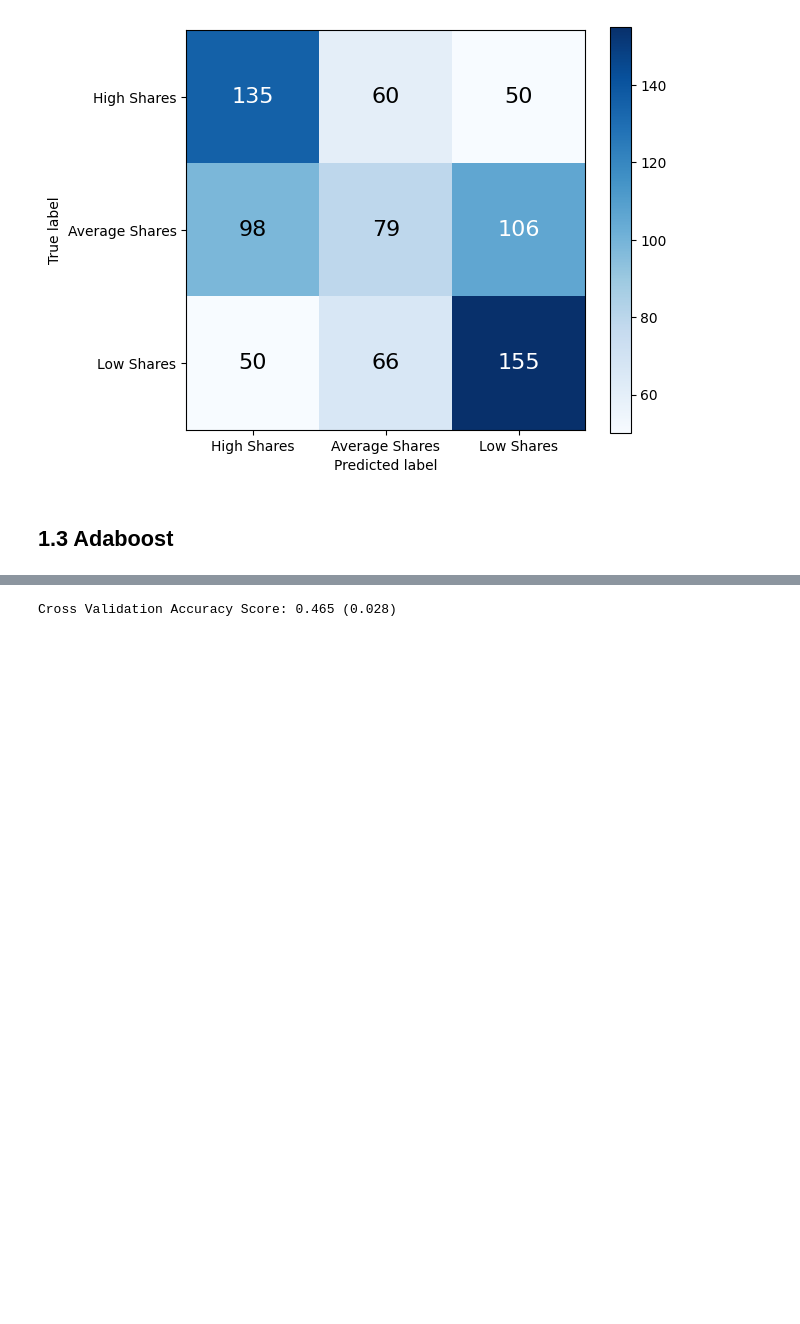
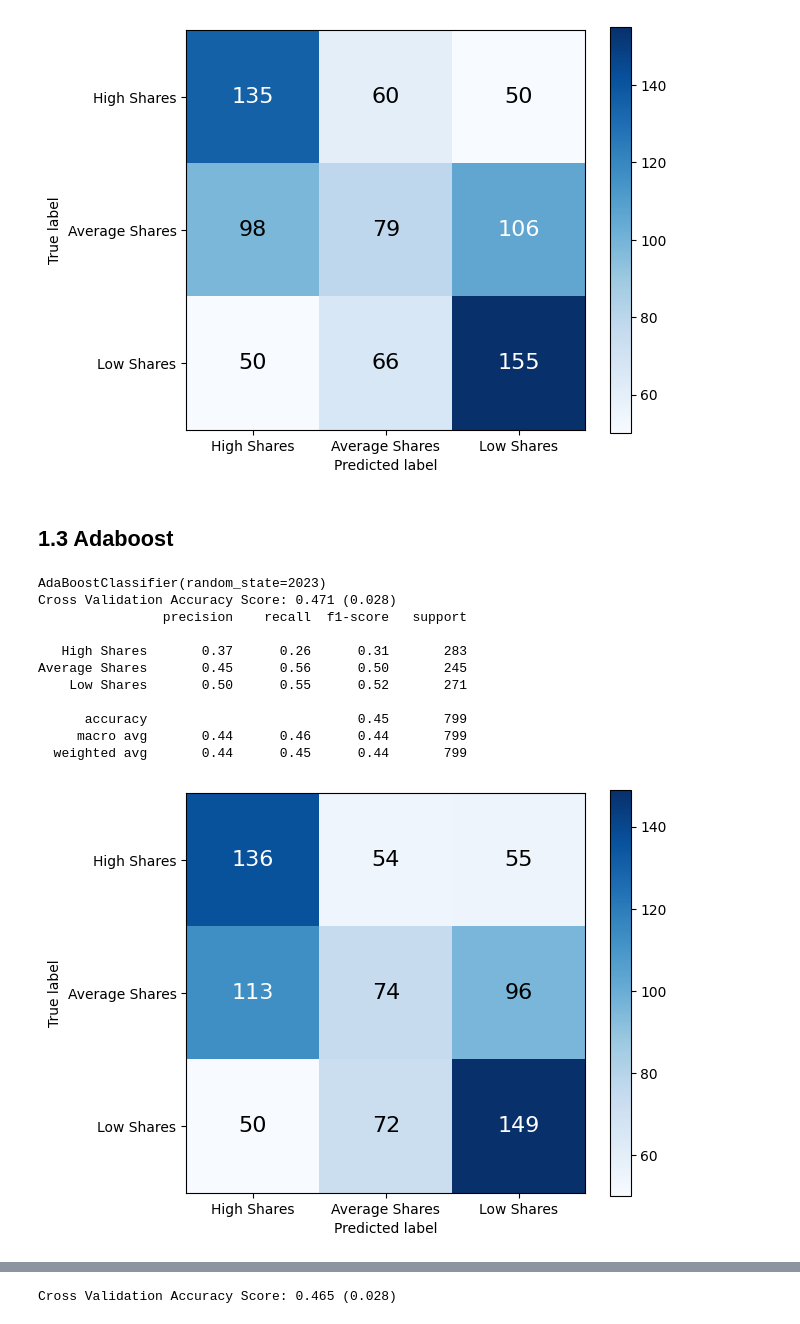
Before and after one commit to ChuanPoYan/IS4242-Project, a Jupyter notebook: The Smart Local Modelling.ipynb, the cells around one changed output, grey strips where cells are left out. Saved outputs shown, nothing was run; the diff lists cells and outputs as text; code cells hidden in the pictures; blank space fills up the shorter version.

```diff
--- a/The Smart Local Modelling.ipynb
+++ b/The Smart Local Modelling.ipynb
@@ -243,31 +257,26 @@ Average Shares       0.48      0.55      0.51       245
 # %% [markdown]
 ## 1.3 Adaboost
-# %%
-def evaluate_model(y_true, y_pred):
-    """Prints a classification report and plots a confusion matrix."""
-    labels = ['High Shares', 'Average Shares', 'Low Shares']
-
-    print(classification_report(y_true=y_true,
-                                y_pred=y_pred,
-                                target_names=labels))
-
-    cm = confusion_matrix(y_true=y_true,
-                          y_pred=y_pred,
-                          labels=labels)
-
-    plt.imshow(cm, cmap=plt.cm.Blues)
-    threshold = cm.min() + ((cm.max() - cm.min()) / 2)
-
-    for i in range(cm.shape[0]):
-        for j in range(cm.shape[1]):
-            plt.text(x=j, y=i, s=cm[i,j],
-                      color='w' if cm[i,j] > threshold else 'black',
-                      fontsize=16, ha='center', va='center')
-
-    tick_marks = np.arange(len(labels))
-    plt.xticks(tick_marks, labels)
-    plt.yticks(tick_marks, labels)
-    plt.ylabel('True label')
-    plt.xlabel('Predicted label')
-    plt.colorbar()
-    plt.tight_layout()
+# %%
+ada_base_model = AdaBoostClassifier(
+    random_state=rand_state
+)
+print(ada_base_model)
+
+get_mean_cvs(ada_base_model, X_train, y_train.to_numpy().ravel())
+
+ada_base_model.fit(X_train, y_train)
+y_pred_lgb_base = ada_base_model.predict(X_test)
+evaluate_model(y_test, y_pred_lgb_base)
+# %% [output]
+AdaBoostClassifier(random_state=2023)
+Cross Validation Accuracy Score: 0.471 (0.028)
+                precision    recall  f1-score   support
+
+   High Shares       0.37      0.26      0.31       283
+Average Shares       0.45      0.56      0.50       245
+    Low Shares       0.50      0.55      0.52       271
+
+      accuracy                           0.45       799
+     macro avg       0.44      0.46      0.44       799
+  weighted avg       0.44      0.45      0.44       799
+[figure, added]
```
Also changed, not shown: parts of 12 cells of this notebook.
